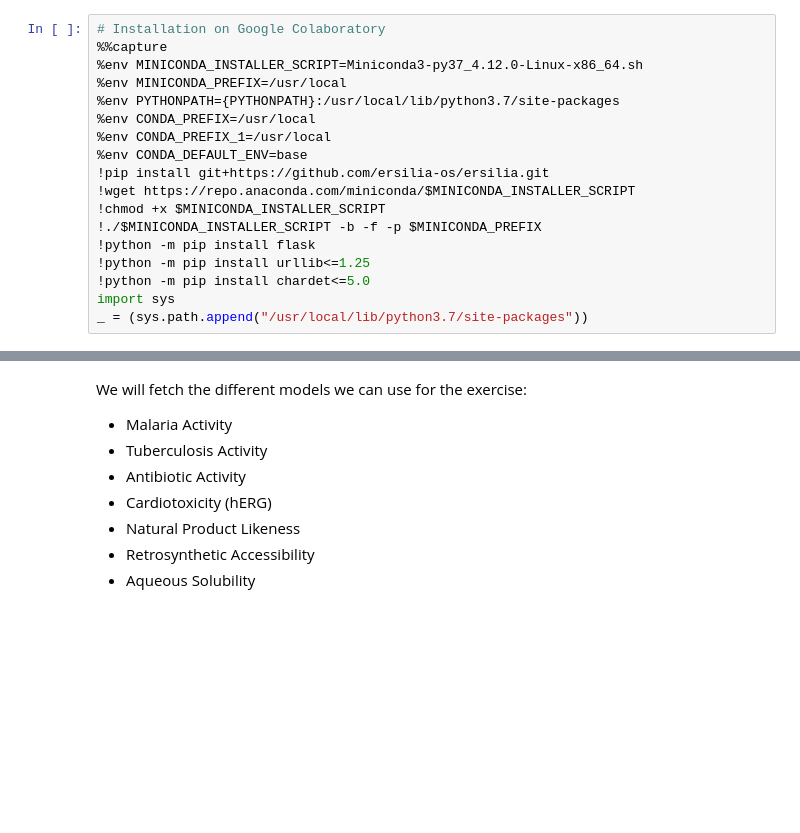
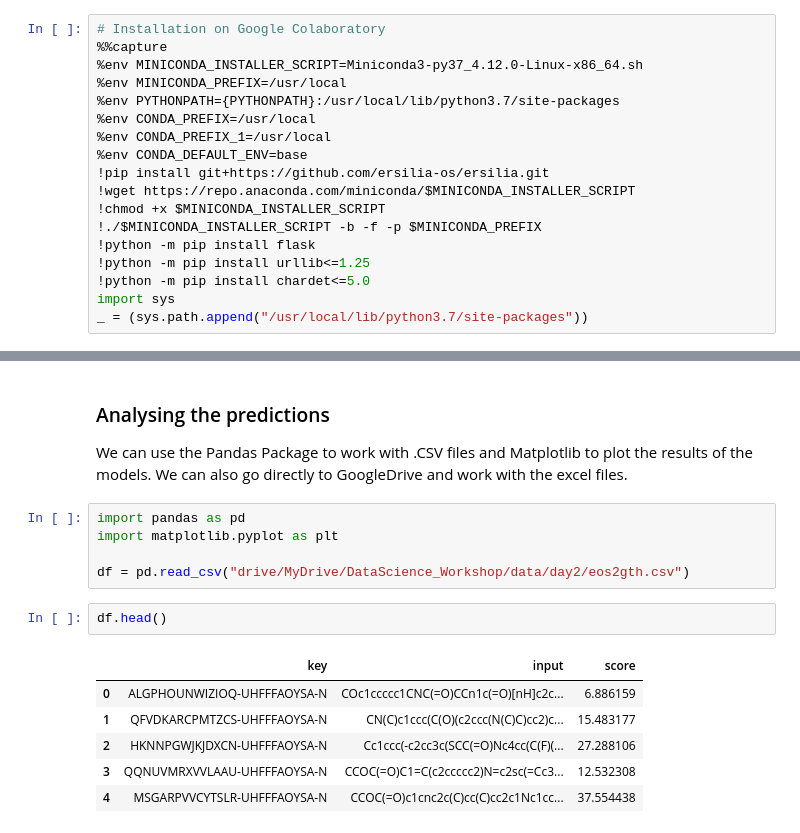
Before and after one commit to ersilia-os/event-fund-ai-drug-discovery, a Jupyter notebook: notebooks/session2_breakout.ipynb, the cells around one changed output, grey strips where cells are left out. Drawn from its saved outputs; the diff is of its cells as text; blank space fills up the shorter version.

```diff
--- a/notebooks/session2_breakout.ipynb
+++ b/notebooks/session2_breakout.ipynb
@@ -67,11 +108,17 @@ drive/MyDrive/DataScience_Workshop/data/eos2gth.csv
-# %% [markdown]
-We will fetch the different models we can use for the exercise:
-
-
-*   Malaria Activity
-*   Tuberculosis Activity
-*   Antibiotic Activity
-*   Cardiotoxicity (hERG)
-*   Natural Product Likeness
-*   Retrosynthetic Accessibility
-*   Aqueous Solubility
+# %% [markdown]
+### Analysing the predictions
+We can use the Pandas Package to work with .CSV files and Matplotlib to plot the results of the models. We can also go directly to GoogleDrive and work with the excel files.
+# %%
+import pandas as pd
+import matplotlib.pyplot as plt
+
+df = pd.read_csv("drive/MyDrive/DataScience_Workshop/data/day2/eos2gth.csv")
+# %%
+df.head()
+# %% [output]
+|  | key | input | score |
+| 0 | ALGPHOUNWIZIOQ-UHFFFAOYSA-N | COc1ccccc1CNC(=O)CCn1c(=O)[nH]c2c... | 6.886159 |
+| 1 | QFVDKARCPMTZCS-UHFFFAOYSA-N | CN(C)c1ccc(C(O)(c2ccc(N(C)C)cc2)c... | 15.483177 |
+| 2 | HKNNPGWJKJDXCN-UHFFFAOYSA-N | Cc1ccc(-c2cc3c(SCC(=O)Nc4cc(C(F)(... | 27.288106 |
+| 3 | QQNUVMRXVVLAAU-UHFFFAOYSA-N | CCOC(=O)C1=C(c2ccccc2)N=c2sc(=Cc3... | 12.532308 |
+| 4 | MSGARPVVCYTSLR-UHFFFAOYSA-N | CCOC(=O)c1cnc2c(C)cc(C)cc2c1Nc1cc... | 37.554438 |
```
Also changed, not shown: parts of 19 cells of this notebook.
